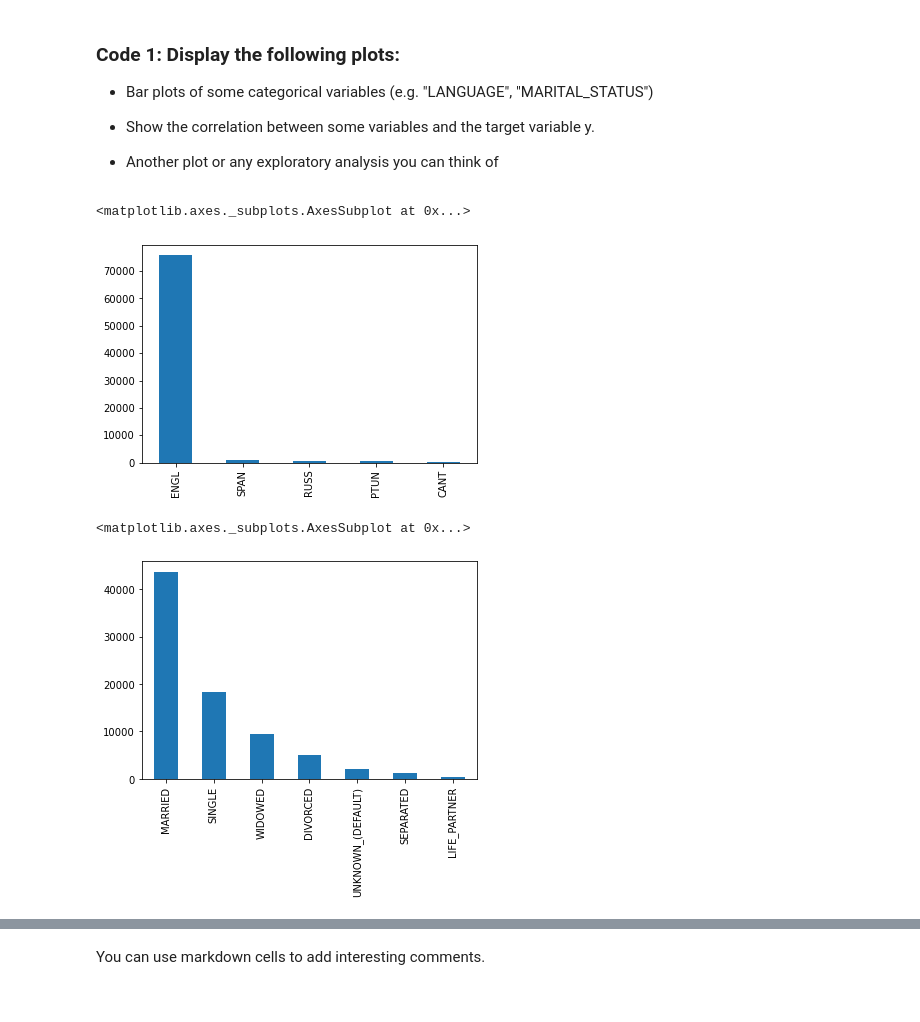
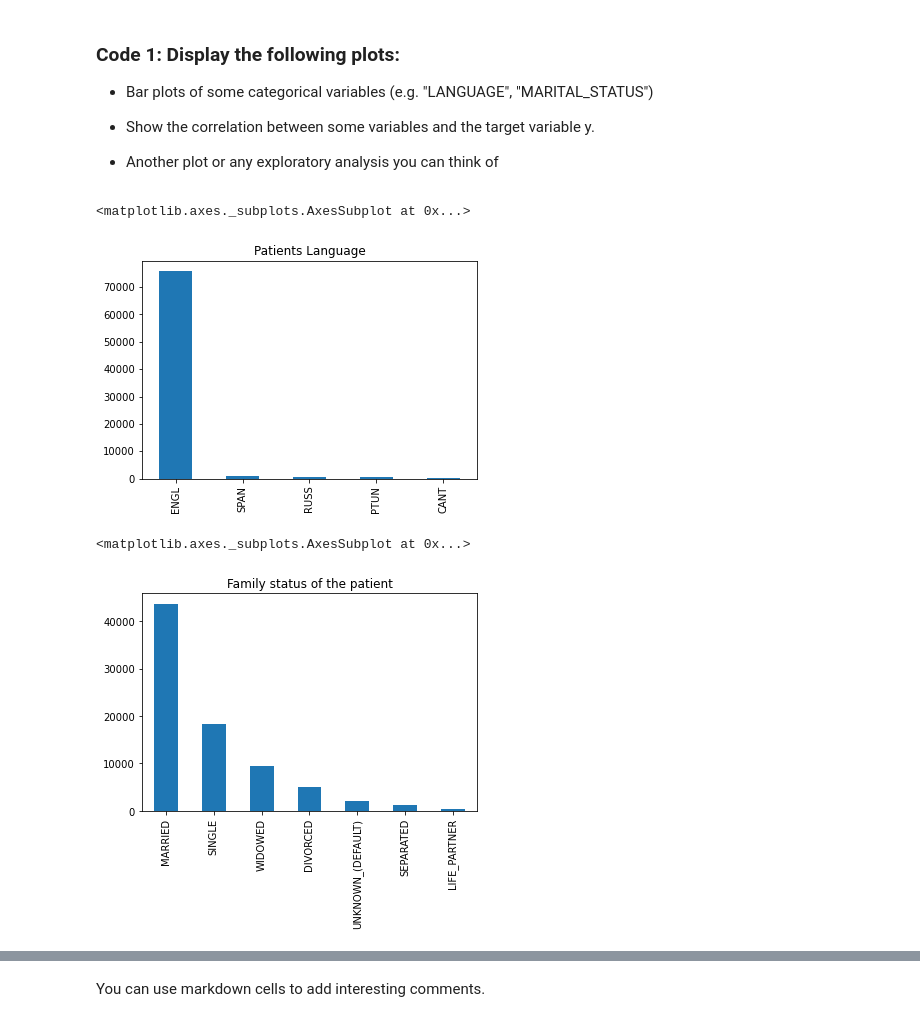
Before and after one commit to lyshuga/DataCamp, a Jupyter notebook: TP3-black.ipynb, the cells around one changed output, grey strips where cells are left out. Cells and saved outputs as stored; diff of their text form; code cells hidden in the pictures.

Commit message:
Added some title to the plots and added a Pie plot of insurance

```diff
--- a/TP3-black.ipynb
+++ b/TP3-black.ipynb
@@ -160,12 +160,12 @@ sns.distplot(y, bins=2, kde=False)
 
 * Another plot or any exploratory analysis you can think of
 # %%
-X['LANGUAGE'].value_counts()[:5].plot(kind='bar')
+X['LANGUAGE'].value_counts()[:5].plot(kind='bar', title="Patients Language")
 # %% [output]
 <matplotlib.axes._subplots.AxesSubplot at 0x...>
-[figure, old version]
+[figure, new version]
 # %%
-X['MARITAL_STATUS'].value_counts().plot(kind='bar')
+X['MARITAL_STATUS'].value_counts().plot(kind='bar', title="Family status of the patient")
 # %% [output]
 <matplotlib.axes._subplots.AxesSubplot at 0x...>
-[figure, old version]
+[figure, new version]
```
Also changed, not shown: parts of 11 cells of this notebook.
